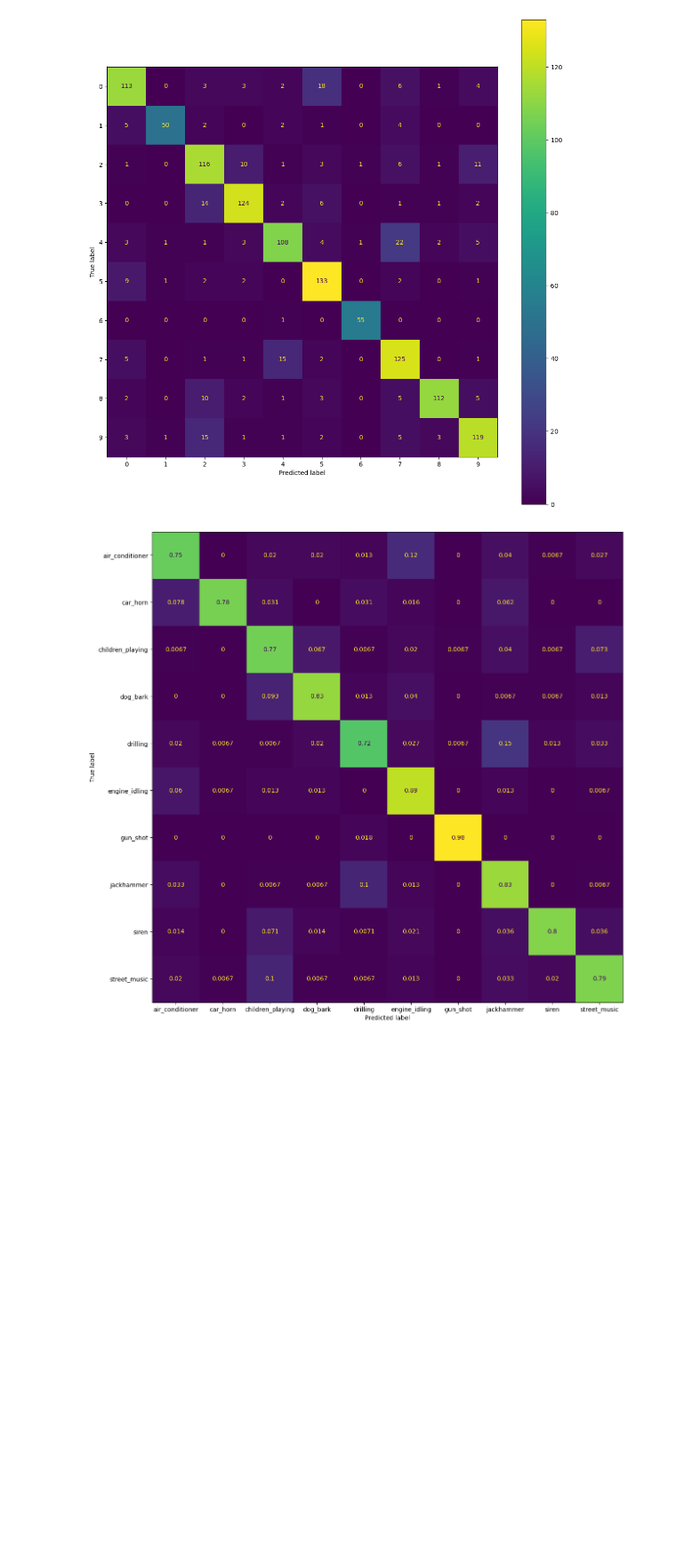
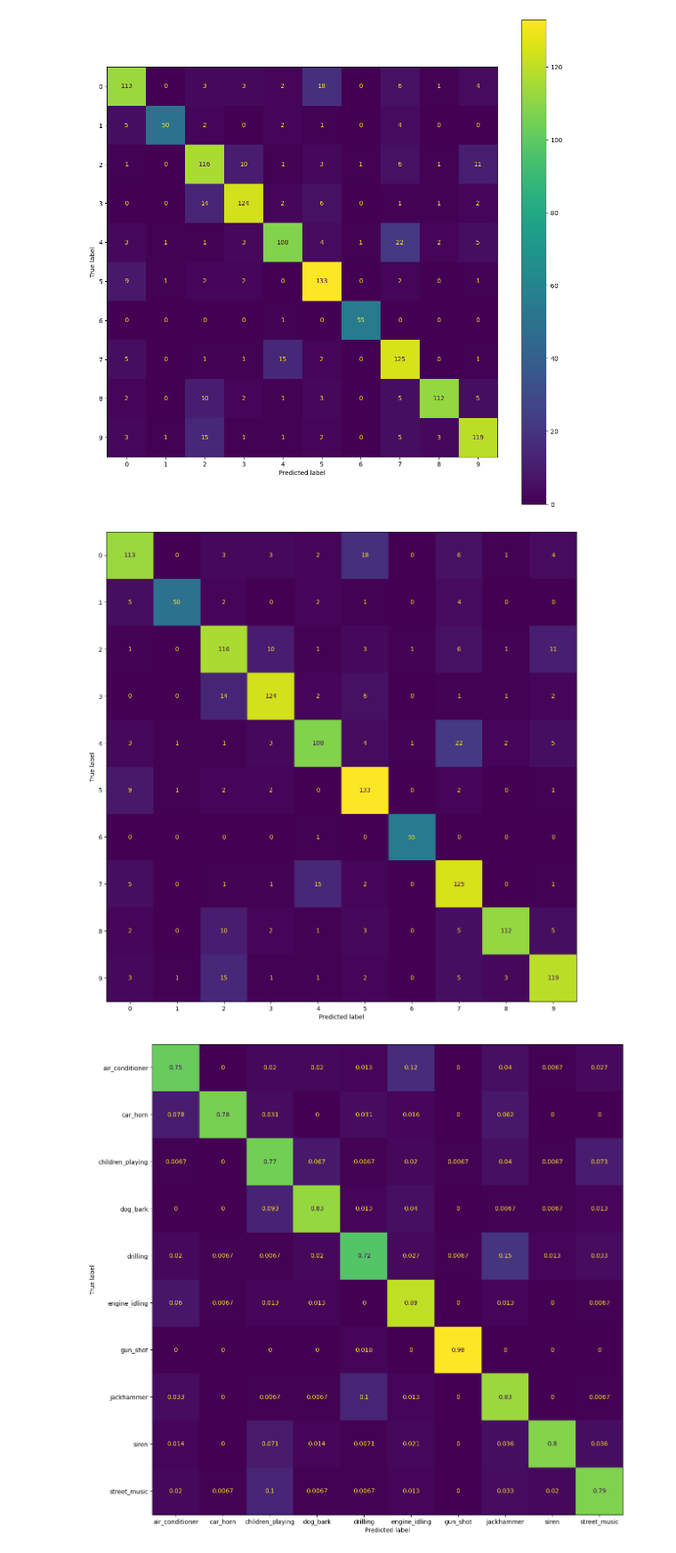
Before and after one commit to ewestrich/Eyeballing-City-Sounds, a Jupyter notebook: 8.1.23_Modeling.ipynb, the cells around one changed output. Shown at 89% size. Drawn from its saved outputs; the diff is of its cells as text; code cells hidden in the pictures; blank space fills up the shorter version.

```diff
--- a/8.1.23_Modeling.ipynb
+++ b/8.1.23_Modeling.ipynb
@@ -491,3 +568,10 @@ class_labels = ['air_conditioner', 'car_horn', 'children_playing', 'dog_bark', '
+# %%
+
+fig, ax = plt.subplots(figsize = (14,14))
+
+ConfusionMatrixDisplay.from_predictions(true_labels, predicted_labels, ax = ax, colorbar=False);
+# %% [output]
+[figure, added]
 # %%
 y_true_labeled = []
 y_pred_labeled = []
```
Also changed, not shown: parts of 42 cells of this notebook, 2 other files.
